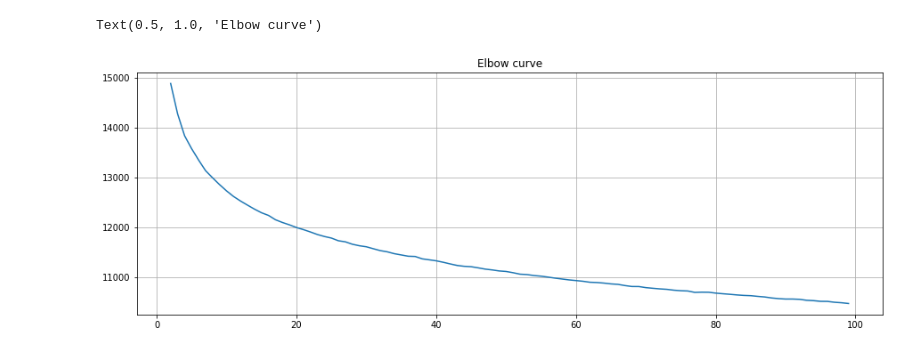
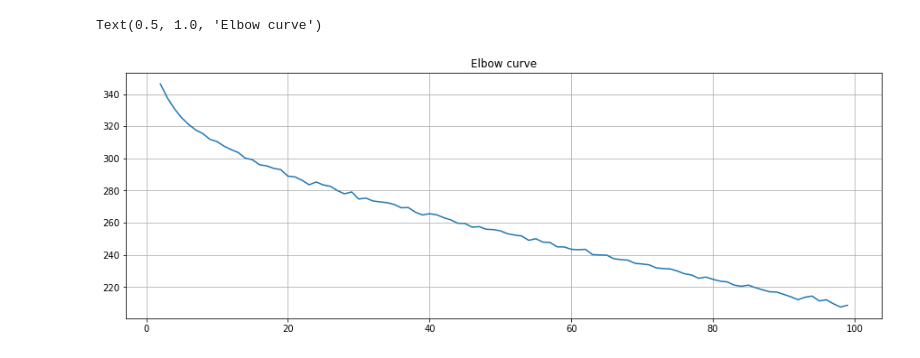
Before and after one commit to WormBase/curation-sentence-classification, a Jupyter notebook: notebooks/sentence_clustering.ipynb, the cells around one changed output. Drawn from its saved outputs; the diff is of its cells as text; code cells hidden in the pictures.

```diff
--- a/notebooks/sentence_clustering.ipynb
+++ b/notebooks/sentence_clustering.ipynb
@@ -15,4 +11,7 @@ To disable this warning, you can either:
+# %%
+max_num_clusters = 100
+max_corpus_length = 100000
 # %%
-sent_expr_pattern = [sentence for line in open("../extracted_sentences/sentences_exp_pattern.txt") for sentence in get_documents_from_text(text=line.strip(), split_sentences=True) if len(sentence) > 20]
+sent_expr_pattern = [sentence for line in open("../extracted_sentences/sentences_exp_subcellloc.txt") for sentence in get_documents_from_text(text=line.strip(), split_sentences=True) if len(sentence) > 20]
 sent_expr_pattern[0:10]
 # %% [output]
@@ -43,4 +42,6 @@ sent_expr_pattern_clean[0:10]
 # %%
 corpus = sent_expr_pattern_clean
+random.shuffle(corpus)
+corpus = corpus[0:max_corpus_length]
 len(corpus)
 # %% [output]
@@ -51,14 +61,17 @@ corpus_embeddings = embedder.encode(corpus)
+# %%
+distorsions = []
+sil = []
+sil_samples = []
+for k in range(2, max_num_clusters):
+    clustering_model = KMeans(n_clusters=k)
+    clustering_model.fit(corpus_embeddings)
+    distorsions.append(clustering_model.inertia_)
+    sil.append(silhouette_score(corpus_embeddings, clustering_model.labels_, metric='euclidean'))
 # %%
-distorsions = []
-for k in range(2, 100):
-    clustering_model = KMeans(n_clusters=k)
-    clustering_model.fit(corpus_embeddings)
-    distorsions.append(clustering_model.inertia_)
-
-fig = plt.figure(figsize=(15, 5))
-plt.plot(range(2, 100), distorsions)
+fig_elbow = plt.figure(figsize=(15, 5))
+plt.plot(range(2, max_num_clusters), distorsions)
 plt.grid(True)
 plt.title('Elbow curve')
 # %% [output]
 Text(0.5, 1.0, 'Elbow curve')
-[figure, old version]
+[figure, new version]
```
Also changed, not shown: parts of 9 cells of this notebook, 2 other files.
